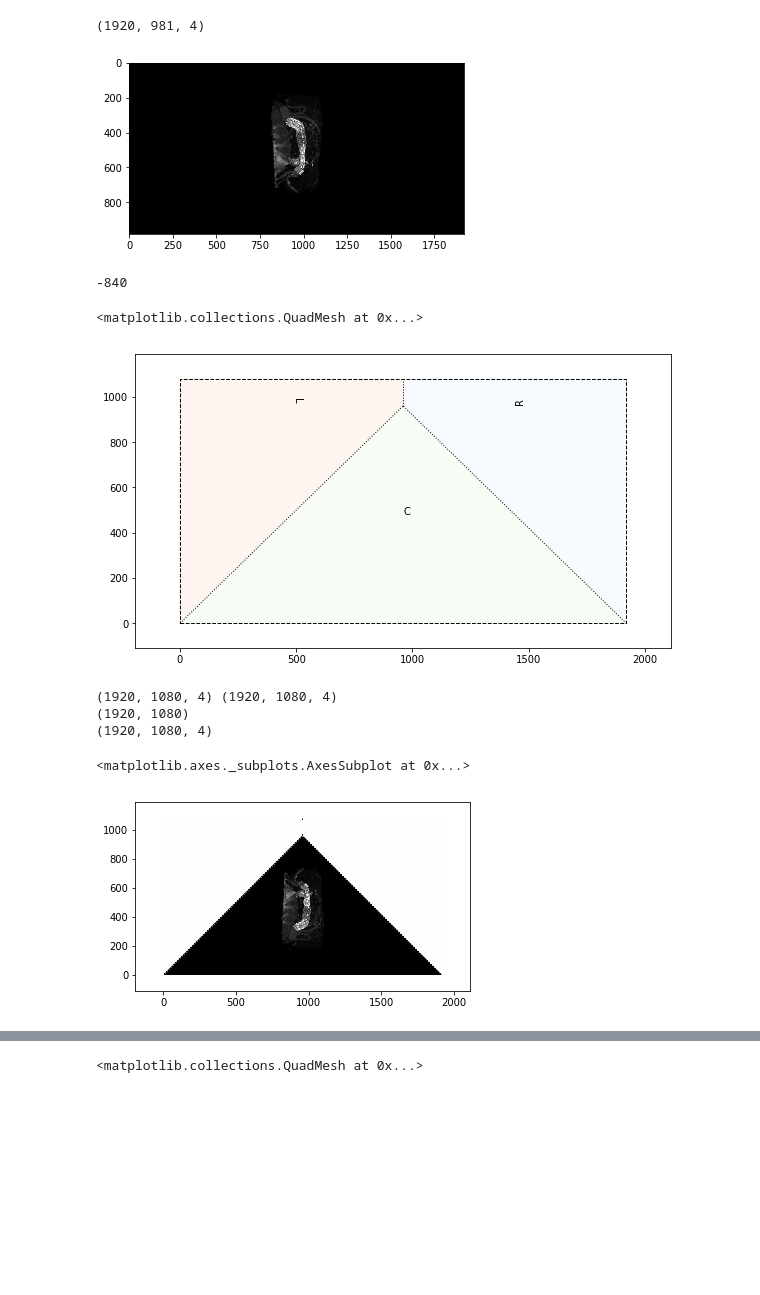
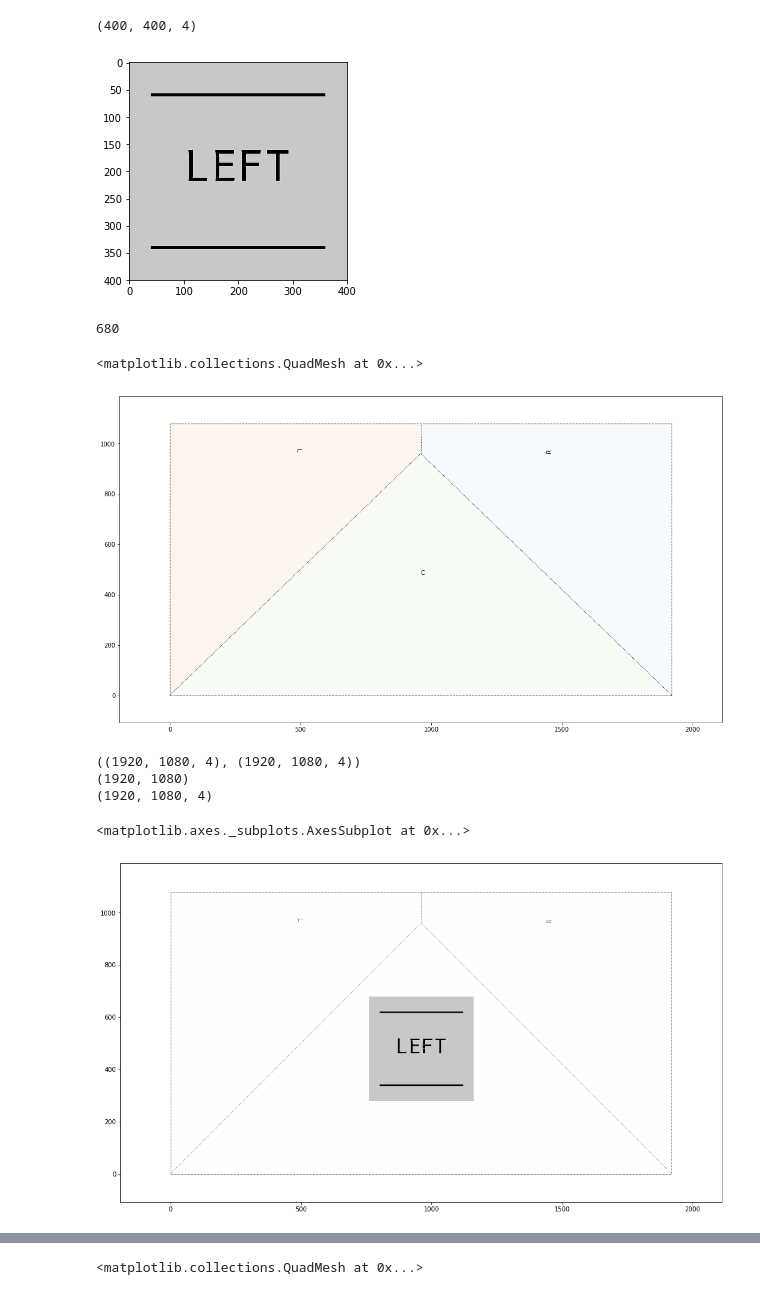
Before and after one commit to leifdenby/dreamoc-stitcher, a Jupyter notebook: notebooks/stitching images.ipynb, the cells around one changed output, grey strips where cells are left out. Cells and saved outputs as stored; diff of their text form; code cells hidden in the pictures; blank space fills up the shorter version.

Commit message:
fix rotation bug and text example

```diff
--- a/notebooks/stitching images.ipynb
+++ b/notebooks/stitching images.ipynb
@@ -23,7 +23,7 @@ centers = [
 ]
 # %%
 def make_screen_fig():
-    return plt.subplots(figsize=(w/dpi, h/dpi))
+    return plt.subplots(figsize=(w/dpi*2, h/dpi*2))
 
 
 def plot_screen(ax=None, color='black'):
@@ -60,5 +60,5 @@ plot_screen()
 # %%
-img_L = np.transpose(imageio.imread('../test_L.bmp'), axes=(1,0,2))
+img_L = np.transpose(imageio.imread('../examples/text_LEFT.png'), axes=(1,0,2))
 # %%
 n_colors = img_L.shape[-1]
 # %%
@@ -68,12 +68,12 @@ def plot_img(img, **kwargs):
 plot_img(img_L)
 img_L.shape
 # %% [output]
-(1920, 981, 4)
+(400, 400, 4)
-[figure, old version]
+[figure, new version]
 # %%
 h - img_L.shape[0]
 # %% [output]
--840
+680
 # %%
 # to insert image at right place need to transpose, clip and do a asked insert into final image
 i, j = np.arange(w), np.arange(h)
@@ -89,11 +89,14 @@ ax.pcolormesh(i_, j_, np.ma.masked_array(mask_R, ~mask_R), cmap='Blues', alpha=0
 ax.pcolormesh(i_, j_, np.ma.masked_array(mask_C, ~mask_C), cmap='Greens', alpha=0.5)
 # %% [output]
 <matplotlib.collections.QuadMesh at 0x...>
-[figure, old version]
+[figure, new version]
 # %%
 # place central image
 img_in = img_L
 img_output = np.ones((w, h, n_colors)).astype(img_in.dtype)
+
+# flip image in y-direction, indexing from top-left by default
+img_in = np.flip(img_in, axis=1)
 
 
 w_in, h_in, _ = img_in.shape
@@ -102,36 +105,37 @@ w_in, h_in, _ = img_in.shape
 w_min, h_min = max(w_in, w), max(h_in, h)
 img_ = np.ones((w_min, h_min, n_colors)).astype(img_in.dtype)
 img_[:w_in, :h_in] = img_in
 
 # center on 0,0
 img_ = np.roll(np.roll(img_, -w_in//2, axis=0), -h_in//2, axis=1)
 
 # center on the C's center
 img_ = np.roll(np.roll(img_, i_c_C, axis=0), j_c_C, axis=1)
 # crop to the final image's extent
 img_ = img_[:w,:h]
 # the image we've put in might actually be smaller in extent
 # than the final image so we may have to offset it when we insert
 w_cropped, h_cropped, _ = img_.shape
 
 i_min, i_max = max(0, w//2-w_cropped//2), min(w, w//2+w_cropped//2)
 j_min, j_max = max(0, w//4-h_cropped//2), min(w, w//4+h_cropped//2)
 
 print(img_.shape, img_output.shape)
 print(mask_C.shape)
 
 img_output[mask_C] = img_[mask_C]
 
 print(img_output.shape)
 
+fig, ax = make_screen_fig()
 plot_img(img_output)
-plot_screen(plt.gca(), color='white')
+plot_screen(plt.gca(), color='grey')
 # %% [output]
-(1920, 1080, 4) (1920, 1080, 4)
+((1920, 1080, 4), (1920, 1080, 4))
 (1920, 1080)
 (1920, 1080, 4)
 <matplotlib.axes._subplots.AxesSubplot at 0x...>
-[figure, old version]
+[figure, new version]
 # %%
 def _center_image(img):
     img_in = img_L
```
Also changed, not shown: parts of 5 cells of this notebook, 15 other files.
